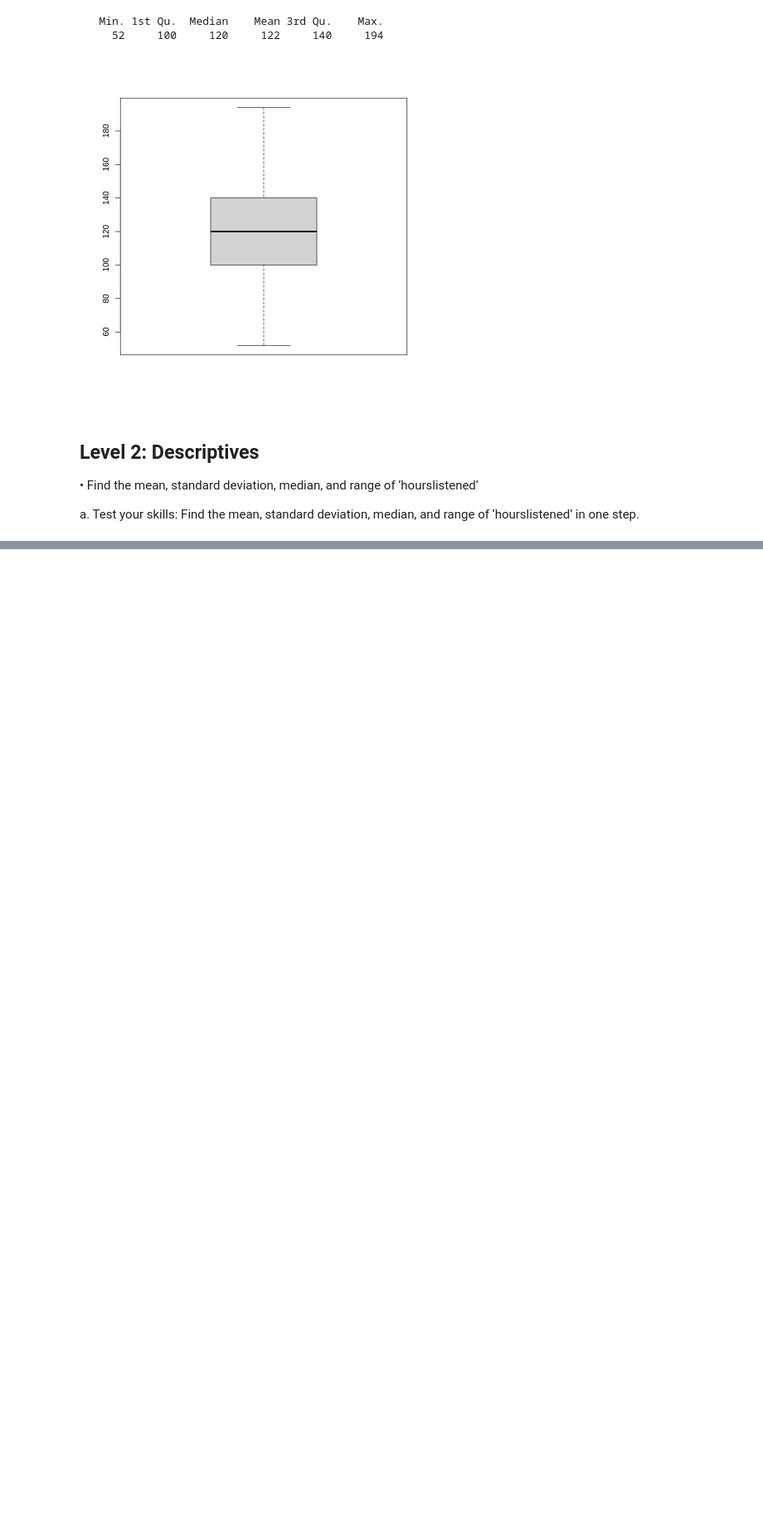
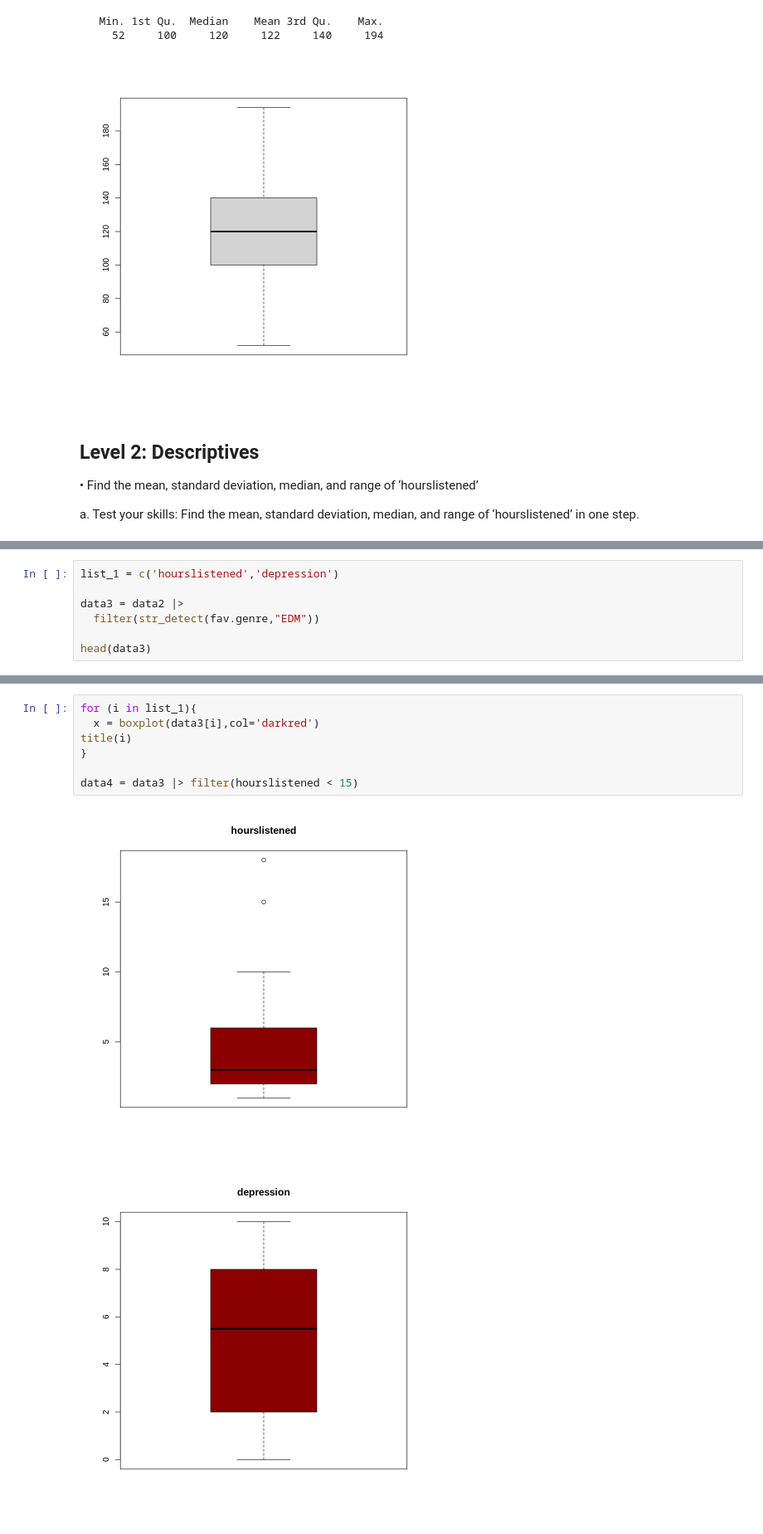
Before and after one commit to alanhlam-github/Psi_Chi, a Jupyter notebook: Psi_Chi_R_2025_July.ipynb, the cells around one changed output, grey strips where cells are left out. Shown: that part at 83% size. Saved outputs shown, nothing was run; the diff lists cells and outputs as text; blank space fills up the shorter version.

```diff
--- a/Psi_Chi_R_2025_July.ipynb
+++ b/Psi_Chi_R_2025_July.ipynb
@@ -191,0 +232,7 @@ a. Test your skills: Find the mean, standard deviation, median, and range of ‘
+# %%
+list_1 = c('hourslistened','depression')
+
+data3 = data2 |>
+  filter(str_detect(fav.genre,"EDM"))
+
+head(data3)
@@ -191,0 +249,10 @@ a. Test your skills: Find the mean, standard deviation, median, and range of ‘
+# %%
+for (i in list_1){
+  x = boxplot(data3[i],col='darkred')
+title(i)
+}
+
+data4 = data3 |> filter(hourslistened < 15)
+# %% [output]
+[figure, added]
+[figure, added]
```
Also changed, not shown: parts of 13 cells of this notebook.
